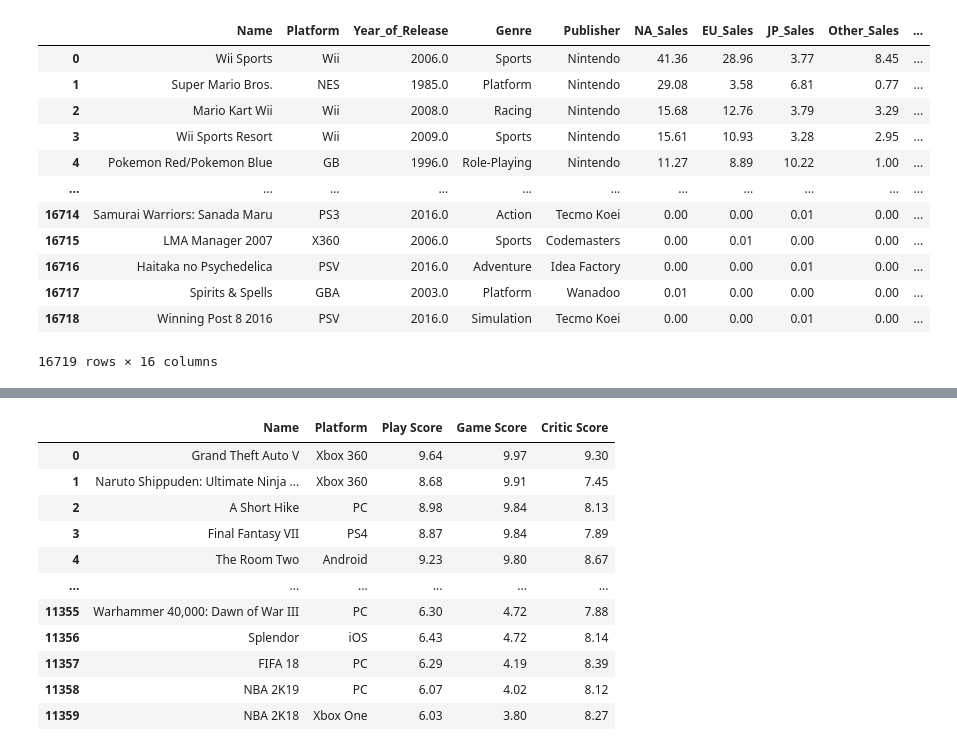
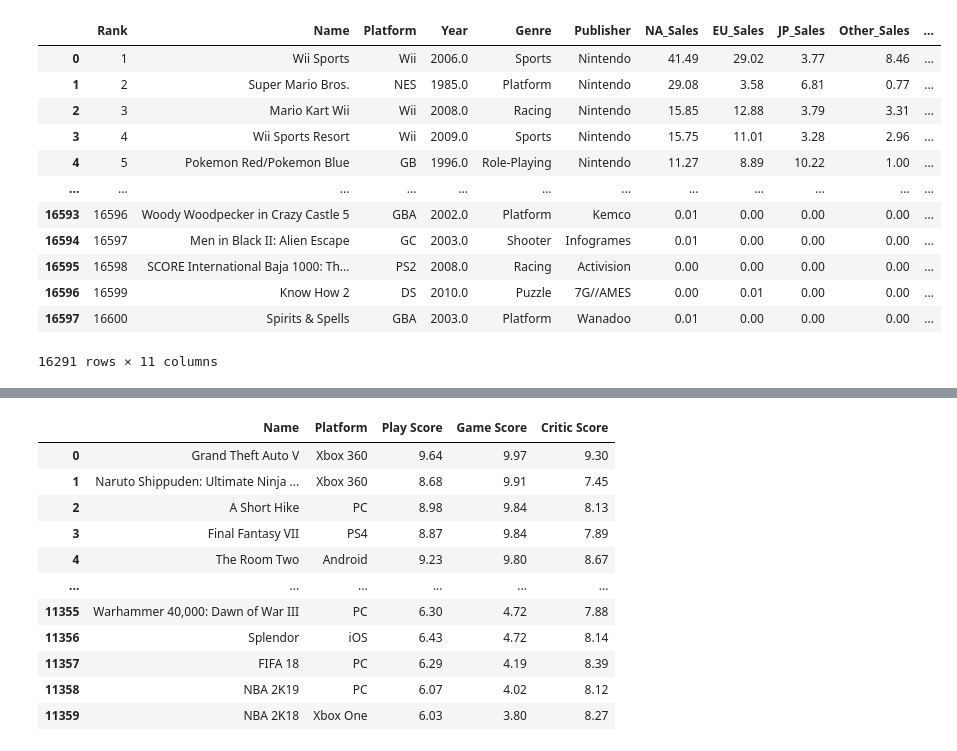
Before and after one commit to Anabn357/Project-2, a Jupyter notebook: analysis_file.ipynb, the cells around one changed output, grey strips where cells are left out. Saved outputs shown, nothing was run; the diff lists cells and outputs as text; code cells hidden in the pictures.

```diff
--- a/analysis_file.ipynb
+++ b/analysis_file.ipynb
@@ -3,25 +3,26 @@
 
 import csv
 import pandas as pd
-# %%
-# source 1: kaggale.com
-
-url_1 = "rating_sale_info.csv"
-
-kaggle_data = pd.read_csv(url_1)
-
-kaggle_data
-# %% [output]
-|  | Name | Platform | Year_of_Release | Genre | Publisher | NA_Sales | EU_Sales | JP_Sales | Other_Sales | ... |
-| 0 | Wii Sports | Wii | 2006.0 | Sports | Nintendo | 41.36 | 28.96 | 3.77 | 8.45 | ... |
-| 1 | Super Mario Bros. | NES | 1985.0 | Platform | Nintendo | 29.08 | 3.58 | 6.81 | 0.77 | ... |
-| 2 | Mario Kart Wii | Wii | 2008.0 | Racing | Nintendo | 15.68 | 12.76 | 3.79 | 3.29 | ... |
-| 3 | Wii Sports Resort | Wii | 2009.0 | Sports | Nintendo | 15.61 | 10.93 | 3.28 | 2.95 | ... |
-| 4 | Pokemon Red/Pokemon Blue | GB | 1996.0 | Role-Playing | Nintendo | 11.27 | 8.89 | 10.22 | 1.00 | ... |
-| ... | ... | ... | ... | ... | ... | ... | ... | ... | ... | ... |
-| 16714 | Samurai Warriors: Sanada Maru | PS3 | 2016.0 | Action | Tecmo Koei | 0.00 | 0.00 | 0.01 | 0.00 | ... |
-| 16715 | LMA Manager 2007 | X360 | 2006.0 | Sports | Codemasters | 0.00 | 0.01 | 0.00 | 0.00 | ... |
-| 16716 | Haitaka no Psychedelica | PSV | 2016.0 | Adventure | Idea Factory | 0.00 | 0.00 | 0.01 | 0.00 | ... |
-| 16717 | Spirits & Spells | GBA | 2003.0 | Platform | Wanadoo | 0.01 | 0.00 | 0.00 | 0.00 | ... |
-| 16718 | Winning Post 8 2016 | PSV | 2016.0 | Simulation | Tecmo Koei | 0.00 | 0.00 | 0.01 | 0.00 | ... |
-16719 rows × 16 columns
+# %%
+# source 1, only sales data based on platform, genre, and publisher
+
+url_1 = "data/csv/sales_data.csv"
+sales_data = pd.read_csv(url_1)
+sales_data = sales_data.dropna()
+sales_data.to_csv("data/csv/sales_data_clean.csv", index= False, header = True)
+
+sales_data
+# %% [output]
+|  | Rank | Name | Platform | Year | Genre | Publisher | NA_Sales | EU_Sales | JP_Sales | Other_Sales | ... |
+| 0 | 1 | Wii Sports | Wii | 2006.0 | Sports | Nintendo | 41.49 | 29.02 | 3.77 | 8.46 | ... |
+| 1 | 2 | Super Mario Bros. | NES | 1985.0 | Platform | Nintendo | 29.08 | 3.58 | 6.81 | 0.77 | ... |
+| 2 | 3 | Mario Kart Wii | Wii | 2008.0 | Racing | Nintendo | 15.85 | 12.88 | 3.79 | 3.31 | ... |
+| 3 | 4 | Wii Sports Resort | Wii | 2009.0 | Sports | Nintendo | 15.75 | 11.01 | 3.28 | 2.96 | ... |
+| 4 | 5 | Pokemon Red/Pokemon Blue | GB | 1996.0 | Role-Playing | Nintendo | 11.27 | 8.89 | 10.22 | 1.00 | ... |
+| ... | ... | ... | ... | ... | ... | ... | ... | ... | ... | ... | ... |
+| 16593 | 16596 | Woody Woodpecker in Crazy Castle 5 | GBA | 2002.0 | Platform | Kemco | 0.01 | 0.00 | 0.00 | 0.00 | ... |
+| 16594 | 16597 | Men in Black II: Alien Escape | GC | 2003.0 | Shooter | Infogrames | 0.01 | 0.00 | 0.00 | 0.00 | ... |
+| 16595 | 16598 | SCORE International Baja 1000: Th... | PS2 | 2008.0 | Racing | Activision | 0.00 | 0.00 | 0.00 | 0.00 | ... |
+| 16596 | 16599 | Know How 2 | DS | 2010.0 | Puzzle | 7G//AMES | 0.00 | 0.01 | 0.00 | 0.00 | ... |
+| 16597 | 16600 | Spirits & Spells | GBA | 2003.0 | Platform | Wanadoo | 0.01 | 0.00 | 0.00 | 0.00 | ... |
+16291 rows × 11 columns
```
Also changed, not shown: parts of 5 cells of this notebook, 14 other files.
